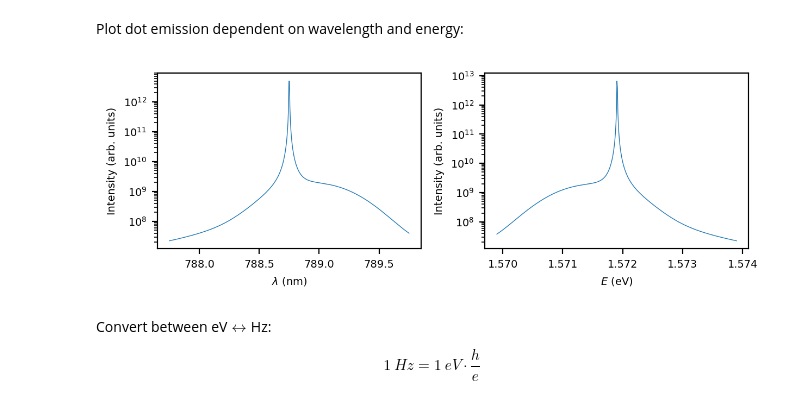
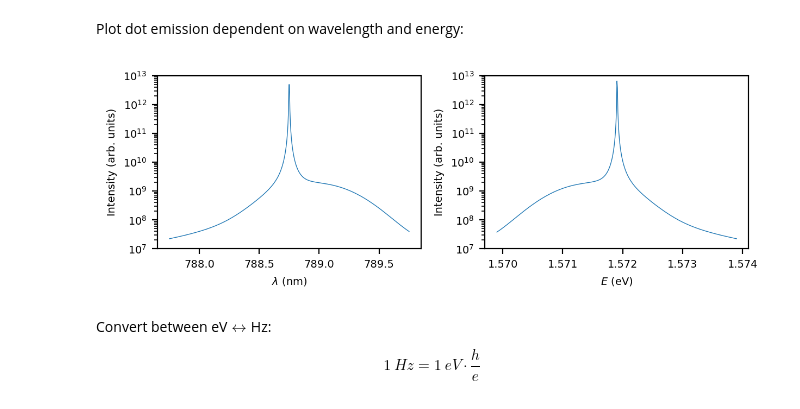
Before and after one commit to JKU-HFP/Sizing_Fabry_Perot_Interferometer, a Jupyter notebook: Sizing_Fabry_Perot_Interferometer.ipynb, the cells around one changed output. Cells and saved outputs as stored; diff of their text form; code cells hidden in the pictures.

```diff
--- a/Sizing_Fabry_Perot_Interferometer.ipynb
+++ b/Sizing_Fabry_Perot_Interferometer.ipynb
@@ -95,24 +95,27 @@ Plot dot emission dependent on wavelength and energy:
 # %%
 lambda_ = np.linspace(787.75e-9, 789.75e-9, 500)
 phi_dot_lambda = calc_phi_dot_lambda(lambda_, lambda_dot_center_zero, lambda_dot_spectral_range_zero, lambda_dot_center_side, lambda_dot_spectral_range_side)
 
 plt.subplot(1, 2, 1)
 plt.semilogy(lambda_*10**9, phi_dot_lambda)
 plt.xlabel(r"$\lambda$ (nm)")
 plt.ylabel(r"Intensity (arb. units)")
+plt.ylim(10**7,10**13)
 
 
 E = np.linspace(1.5699, 1.5739, 500)
 phi_dot_E = calc_phi_dot_E(E, lambda_dot_center_zero, lambda_dot_spectral_range_zero, lambda_dot_center_side, lambda_dot_spectral_range_side)
 
 plt.subplot(1, 2, 2)
 plt.semilogy(E, phi_dot_E)
 plt.xlabel(r"$E$ (eV)")
 plt.ylabel(r"Intensity (arb. units)")
+plt.ylim(10**7,10**13)
+
 plt.tight_layout()
 plt.show()
 # %% [output]
-[figure, old version]
+[figure, new version]
 # %% [markdown]
 Convert between eV$\leftrightarrow$Hz:
 
```
